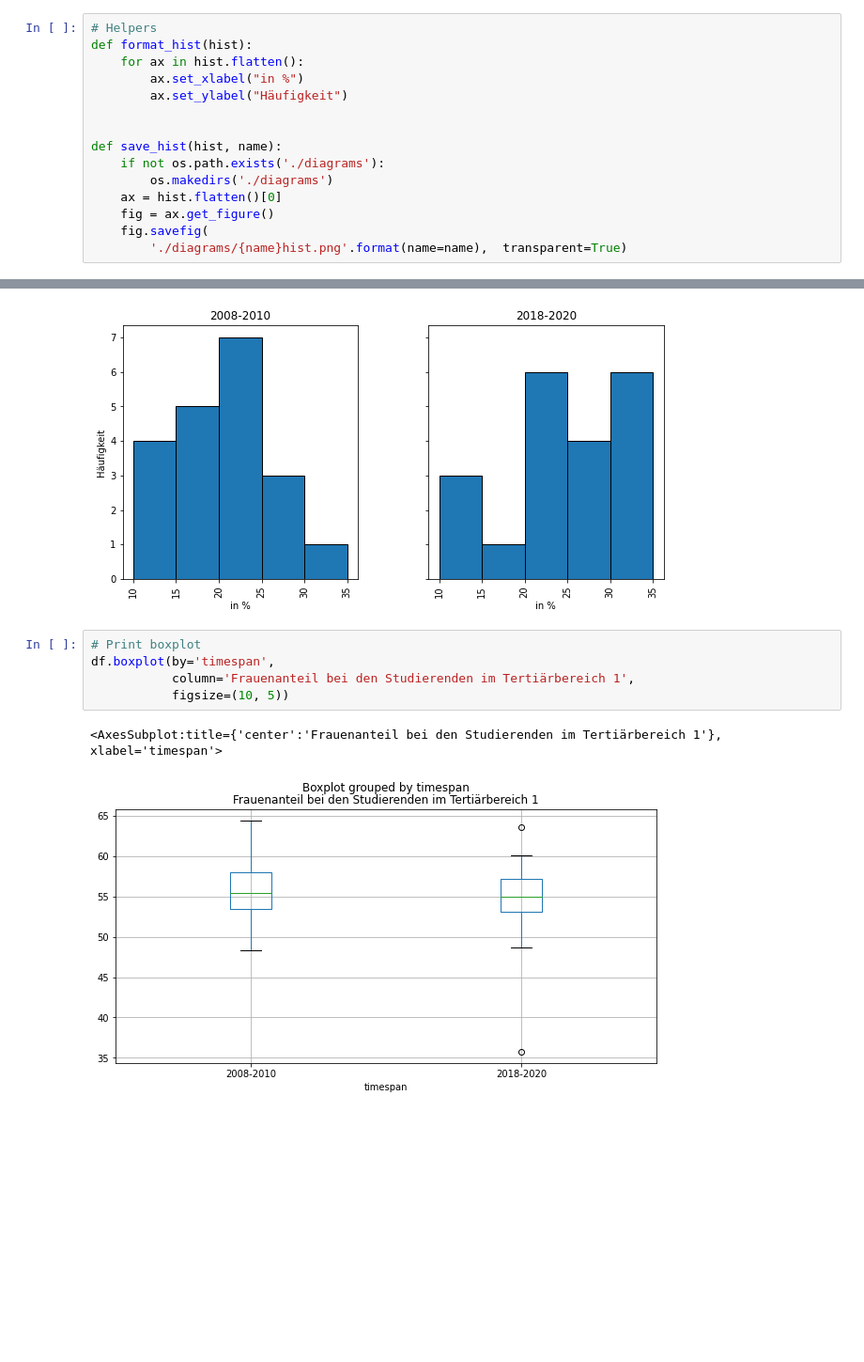
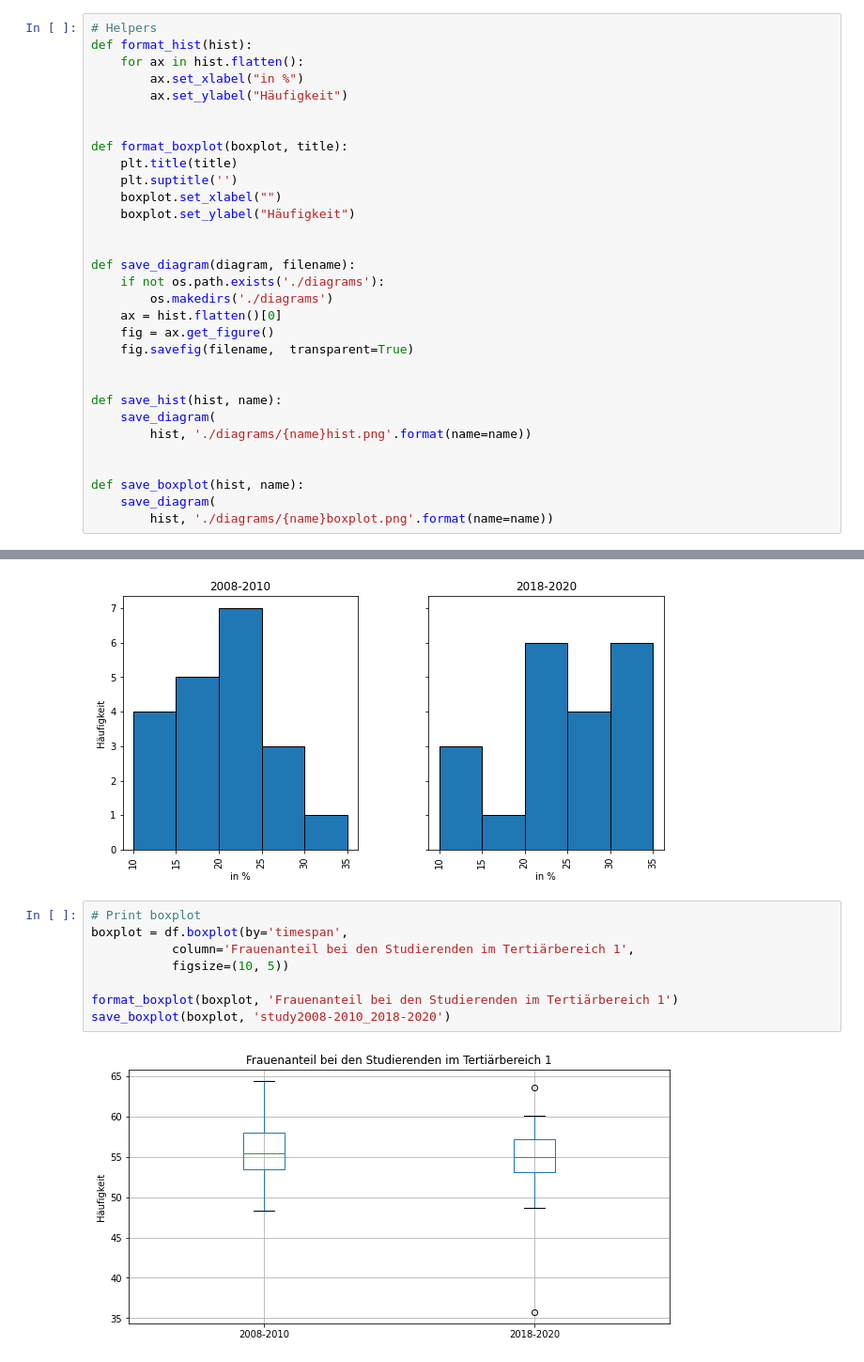
Before and after one commit to michaelbeutler/bbzbl-idaf-data-analysis, a Jupyter notebook: idaf.ipynb, the cells around one changed output, grey strips where cells are left out. Shown: that part at 94% size. Saved outputs shown, nothing was run; the diff lists cells and outputs as text; blank space fills up the shorter version.

Commit message:
Added boxplot helper functions. 🦸

```diff
--- a/idaf.ipynb
+++ b/idaf.ipynb
@@ -26,13 +27,29 @@ def format_hist(hist):
         ax.set_ylabel("Häufigkeit")
 
 
-def save_hist(hist, name):
+def format_boxplot(boxplot, title):
+    plt.title(title)
+    plt.suptitle('')
+    boxplot.set_xlabel("")
+    boxplot.set_ylabel("Häufigkeit")
+
+
+def save_diagram(diagram, filename):
     if not os.path.exists('./diagrams'):
         os.makedirs('./diagrams')
     ax = hist.flatten()[0]
     fig = ax.get_figure()
-    fig.savefig(
-        './diagrams/{name}hist.png'.format(name=name),  transparent=True)
+    fig.savefig(filename,  transparent=True)
+
+
+def save_hist(hist, name):
+    save_diagram(
+        hist, './diagrams/{name}hist.png'.format(name=name))
+
+
+def save_boxplot(hist, name):
+    save_diagram(
+        hist, './diagrams/{name}boxplot.png'.format(name=name))
 # %%
 # Describe
 df2008to2010['Frauenanteil bei den Studierenden im Tertiärbereich 1'].describe(
@@ -171,11 +187,13 @@ save_hist(hist, 'politics2008-2010_2018-2020')
 [figure]
 # %%
 # Print boxplot
-df.boxplot(by='timespan',
+boxplot = df.boxplot(by='timespan',
            column='Frauenanteil bei den Studierenden im Tertiärbereich 1',
            figsize=(10, 5))
+
+format_boxplot(boxplot, 'Frauenanteil bei den Studierenden im Tertiärbereich 1')
+save_boxplot(boxplot, 'study2008-2010_2018-2020')
 # %% [output]
-<AxesSubplot:title={'center':'Frauenanteil bei den Studierenden im Tertiärbereich 1'}, xlabel='timespan'>
-[figure, old version]
+[figure, new version]
 # %%
 # Print boxplot
```
Also changed, not shown: parts of 3 cells of this notebook, 3 other files.
